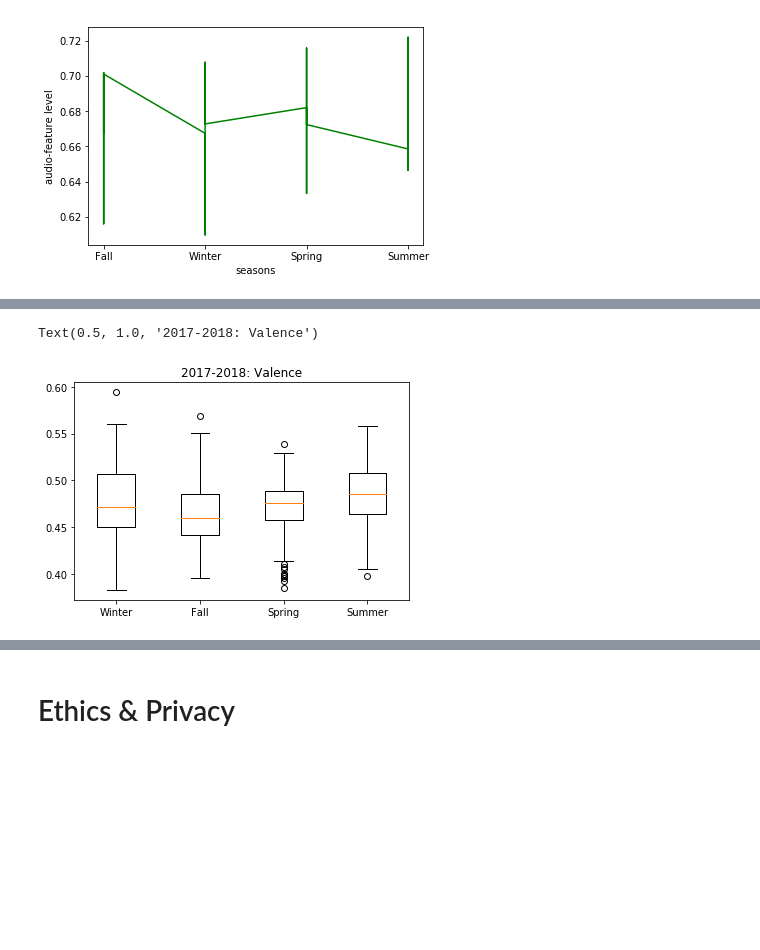
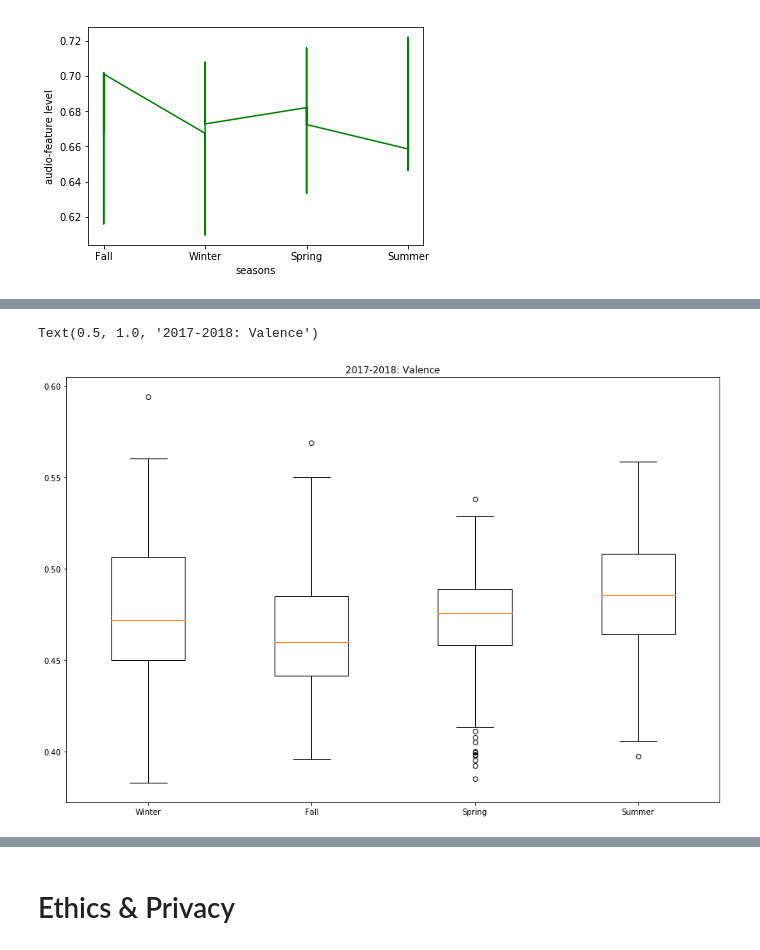
Before and after one commit to ajt025/Moodsic, a Jupyter notebook: FinalProject.ipynb, the cells around one changed output, grey strips where cells are left out. Cells and saved outputs as stored; diff of their text form; code cells hidden in the pictures; blank space fills up the shorter version.

```diff
--- a/FinalProject.ipynb
+++ b/FinalProject.ipynb
@@ -136,6 +143,7 @@ df3 = pd.read_csv('./audio_features_3.csv')
 combined = pd.concat([df1, df2, df3], ignore_index = True)
 combined.iloc[35000]
 df1 = combined.groupby(['Date']).mean()
+df1 = df1.drop(['Unnamed: 0'], axis=1)
 # %% [markdown]
 STEP FIVE:
 # %%
@@ -258,13 +301,13 @@ Text(0.5, 1.0, '2017-2018: Danceability')
 # %%
 winter_list2 = df1.loc[df1['Season'] == 'Winter','valence'].tolist()
 spring_list2 = df1.loc[df1['Season'] == 'Spring','valence'].tolist()
 summer_list2 = df1.loc[df1['Season'] == 'Summer','valence'].tolist()
 fall_list2 = df1.loc[df1['Season'] == 'Fall','valence'].tolist()
 data2 = [winter_list2, fall_list2, spring_list2, summer_list2]
-
+plt.figure(figsize = (15,10))
 plt.boxplot(data2)
 plt.xticks([1,2,3,4], ticks)
 plt.title('2017-2018: Valence')
 # %% [output]
 Text(0.5, 1.0, '2017-2018: Valence')
-[figure, old version]
+[figure, new version]
```
Also changed, not shown: parts of 12 cells of this notebook.
